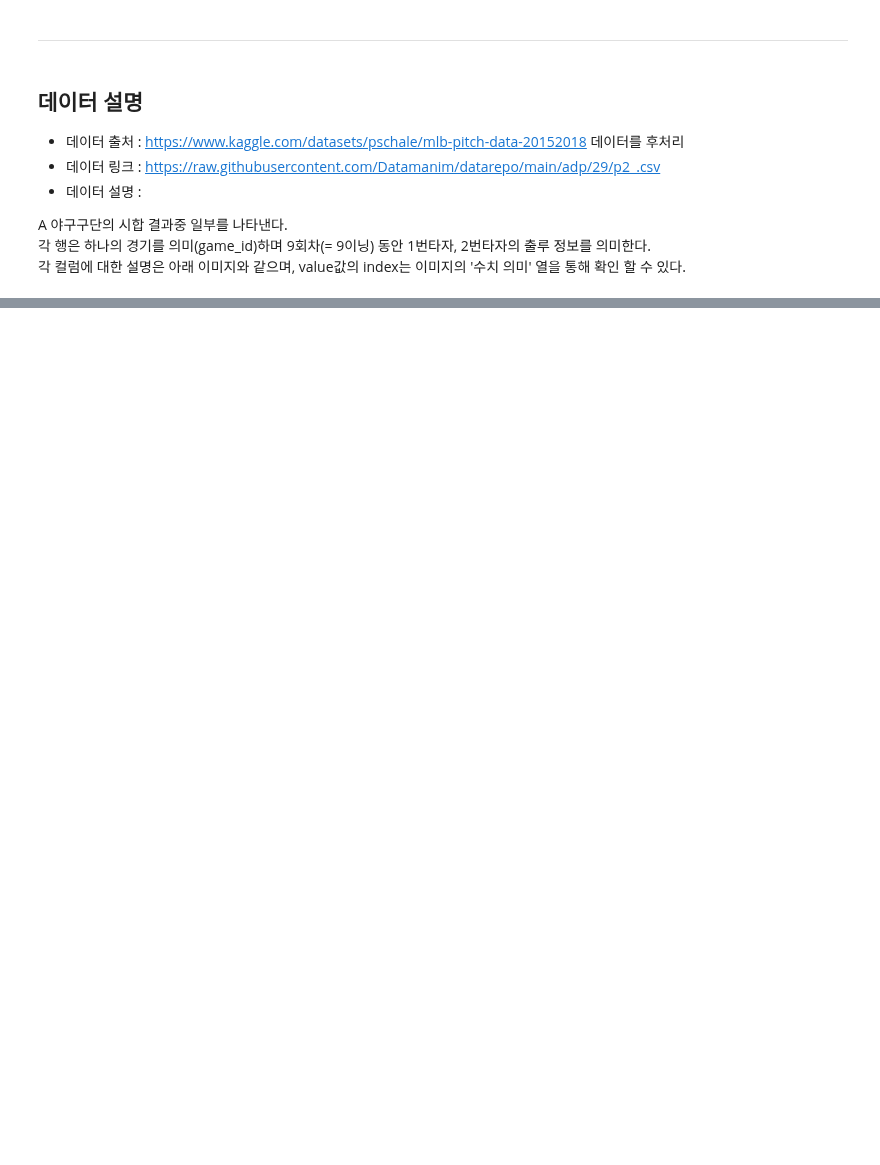
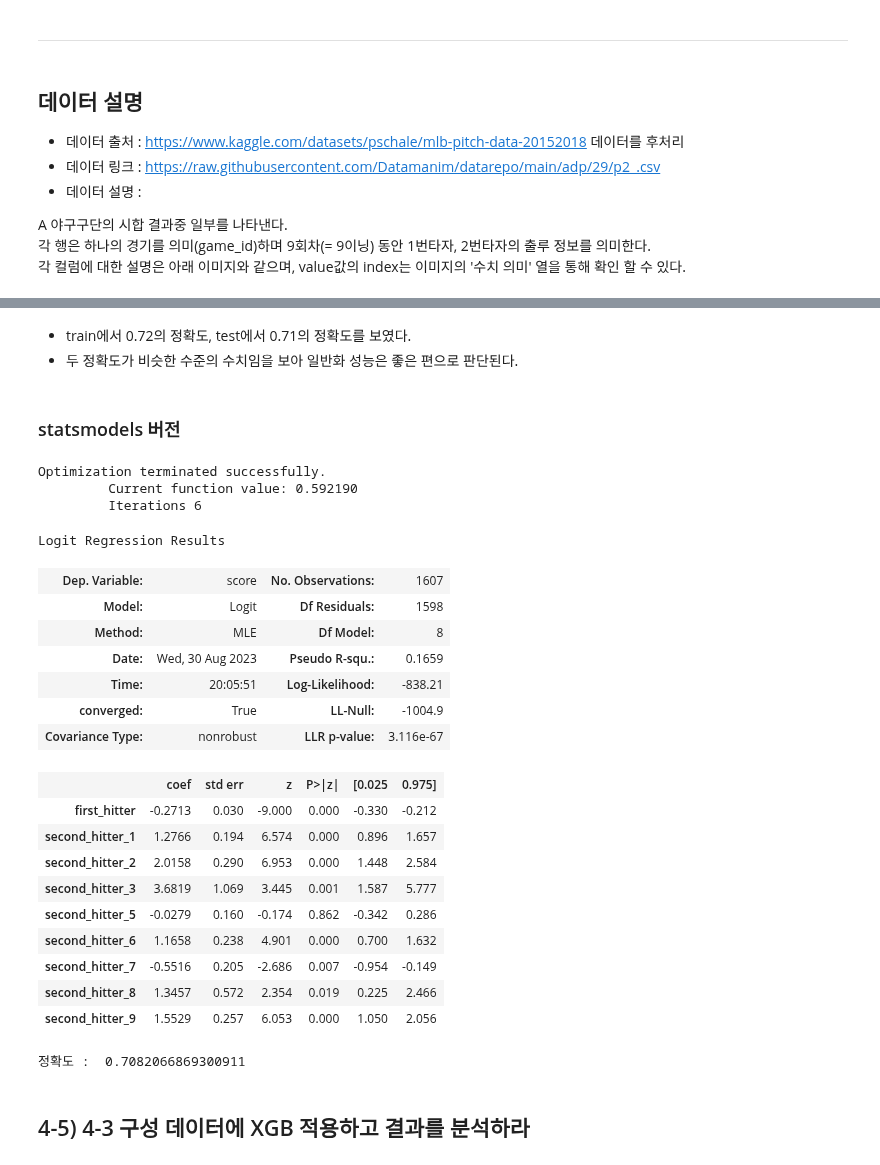
Before and after one commit to Minju-nimm/ADP, a Jupyter notebook: 기출/29회_ML.ipynb, the cells around one changed output, grey strips where cells are left out. Cells and saved outputs as stored; diff of their text form; code cells hidden in the pictures; blank space fills up the shorter version.

```diff
--- a/기출/29회_ML.ipynb
+++ b/기출/29회_ML.ipynb
@@ -1012,0 +1086,40 @@ Logit Regression Results
+# %% [markdown]
+- train에서 0.72의 정확도, test에서 0.71의 정확도를 보였다.
+- 두 정확도가 비슷한 수준의 수치임을 보아 일반화 성능은 좋은 편으로 판단된다.
+# %% [markdown]
+### statsmodels 버전
+# %%
+# 문제 표현에 따라 다르게 접근 할듯 (4-2와의 비교 or 그냥 분류 모델 결과 확인)
+
+model = sm.Logit(y_train, X_train)
+# model = sm.Logit(y_train.reset_index(drop=True), X_train.reset_index(drop=True))
+result = model.fit()
+display(res.summary())
+
+acc = accuracy_score(y_test.reset_index(drop=True),result.predict(X_test).map(lambda x : 1 if x>=0.5 else 0))
+print('정확도 : ',acc)
+# %% [output]
+Optimization terminated successfully.
+         Current function value: 0.592190
+         Iterations 6
+Logit Regression Results
+| Dep. Variable: | score | No. Observations: | 1607 |
+| Model: | Logit | Df Residuals: | 1598 |
+| Method: | MLE | Df Model: | 8 |
+| Date: | Wed, 30 Aug 2023 | Pseudo R-squ.: | 0.1659 |
+| Time: | 20:05:51 | Log-Likelihood: | -838.21 |
+| converged: | True | LL-Null: | -1004.9 |
+| Covariance Type: | nonrobust | LLR p-value: | 3.116e-67 |
+|  | coef | std err | z | P>|z| | [0.025 | 0.975] |
+| first_hitter | -0.2713 | 0.030 | -9.000 | 0.000 | -0.330 | -0.212 |
+| second_hitter_1 | 1.2766 | 0.194 | 6.574 | 0.000 | 0.896 | 1.657 |
+| second_hitter_2 | 2.0158 | 0.290 | 6.953 | 0.000 | 1.448 | 2.584 |
+| second_hitter_3 | 3.6819 | 1.069 | 3.445 | 0.001 | 1.587 | 5.777 |
+| second_hitter_5 | -0.0279 | 0.160 | -0.174 | 0.862 | -0.342 | 0.286 |
+| second_hitter_6 | 1.1658 | 0.238 | 4.901 | 0.000 | 0.700 | 1.632 |
+| second_hitter_7 | -0.5516 | 0.205 | -2.686 | 0.007 | -0.954 | -0.149 |
+| second_hitter_8 | 1.3457 | 0.572 | 2.354 | 0.019 | 0.225 | 2.466 |
+| second_hitter_9 | 1.5529 | 0.257 | 6.053 | 0.000 | 1.050 | 2.056 |
+정확도 :  0.7082066869300911
+# %% [markdown]
+## 4-5) 4-3 구성 데이터에 XGB 적용하고 결과를 분석하라
```
Also changed, not shown: parts of 98 cells of this notebook.
